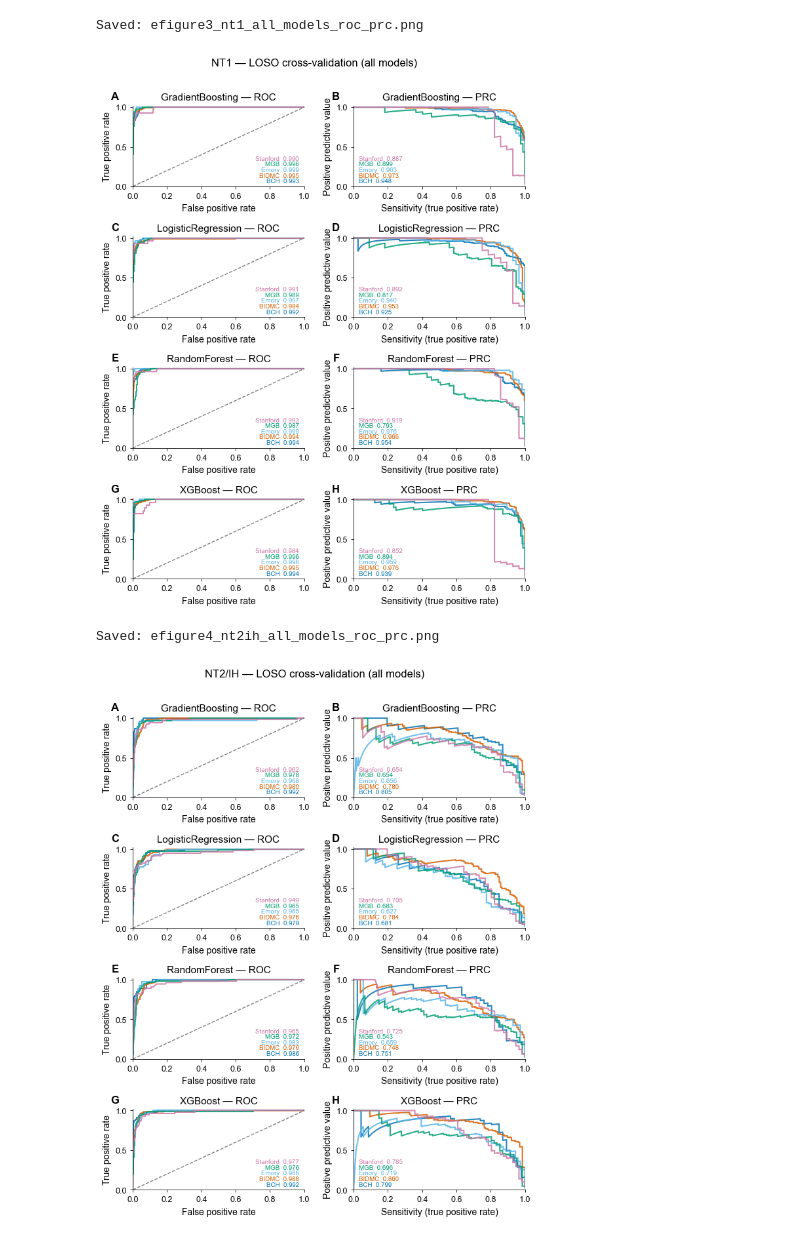
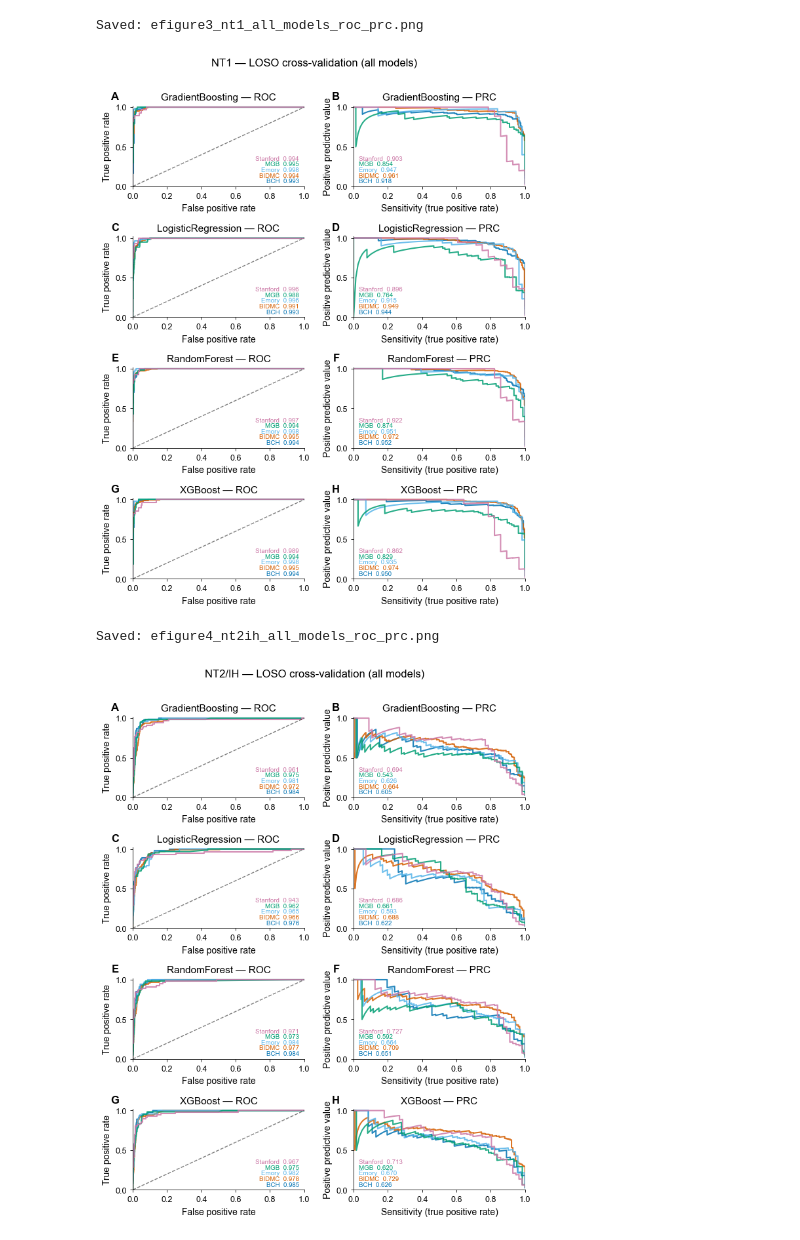
Before and after one commit to bdsp-core/NAX-Narcolepsy, a Jupyter notebook: paper_figures/roc_prc.ipynb, the cells around one changed output. Cells and saved outputs as stored; diff of their text form; code cells hidden in the pictures.

```diff
--- a/paper_figures/roc_prc.ipynb
+++ b/paper_figures/roc_prc.ipynb
@@ -92,28 +74,41 @@ for more details about differences between saving model and serializing.
 # %%
 from sklearn.metrics import roc_curve, precision_recall_curve, auc
 from pub_style import FONT_SIZE_ANNOTATION
+import re
 
 MANUSCRIPT_FIG_DIR = Path('../manuscript/figures')
 MANUSCRIPT_FIG_DIR.mkdir(parents=True, exist_ok=True)
 
 # Best model per task (determined by highest mean AUROC + AUPRC balance)
-BEST_MODEL = {'nt1': 'GradientBoosting', 'nt2ih': 'XGBoost'}
-BEST_MODEL_SHORT = {'nt1': 'GBT', 'nt2ih': 'XGB'}
+BEST_MODEL = {'nt1': 'RandomForest', 'nt2ih': 'XGBoost'}
+BEST_MODEL_SHORT = {'nt1': 'RF', 'nt2ih': 'XGB'}
 
 SITE_ORDER = ['BCH', 'BIDMC', 'Emory', 'MGB', 'Stanford']
+
+# Feature name sanitizer matching retrain_all.py
+def _sanitize_col(c):
+    return re.sub(r'[\[\]<>]', '_', c)
 
 # Helper: plot ROC+PRC for one model on one axes pair
 # Returns dict of {site_label: (auroc, auprc)} for the shared legend
 def plot_roc_prc(model_comparison, model_name, model_type, feat, ax_roc, ax_prc):
     models = model_comparison[model_name]
-    y_all = feat[model_type].to_numpy()
     metrics = {}
 
     for test_site in sorted(models.keys()):
+        model = models[test_site]
+        expected_features = list(model.feature_names_in_)
         test_feat = feat.filter(pl.col('cohort') == test_site)
-        X_test = test_feat.drop(['annot', 'cohort', 'id', 'date', model_type])
         y_test = test_feat[model_type].to_numpy()
-        y_prob = models[test_site].predict_proba(X_test)[:, 1]
+
+        # Select and rename features to match model training
+        X_cols = test_feat.drop(['annot', 'cohort', 'id', 'date', model_type])
+        rename_map = {c: _sanitize_col(c) for c in X_cols.columns if _sanitize_col(c) != c}
+        if rename_map:
+            X_cols = X_cols.rename(rename_map)
+        X_test = X_cols.select(expected_features)
+
+        y_prob = model.predict_proba(X_test)[:, 1]
         site_label = site_mapping[test_site]
         color = SITE_COLORS[site_label]
 
@@ -227,4 +222,4 @@ Saved: figure1_roc_prc.png
 Saved: efigure3_nt1_all_models_roc_prc.png
-[figure, old version]
+[figure, new version]
 Saved: efigure4_nt2ih_all_models_roc_prc.png
-[figure, old version]
+[figure, new version]
```
Also changed, not shown: parts of 2 cells of this notebook, 18 other files.
